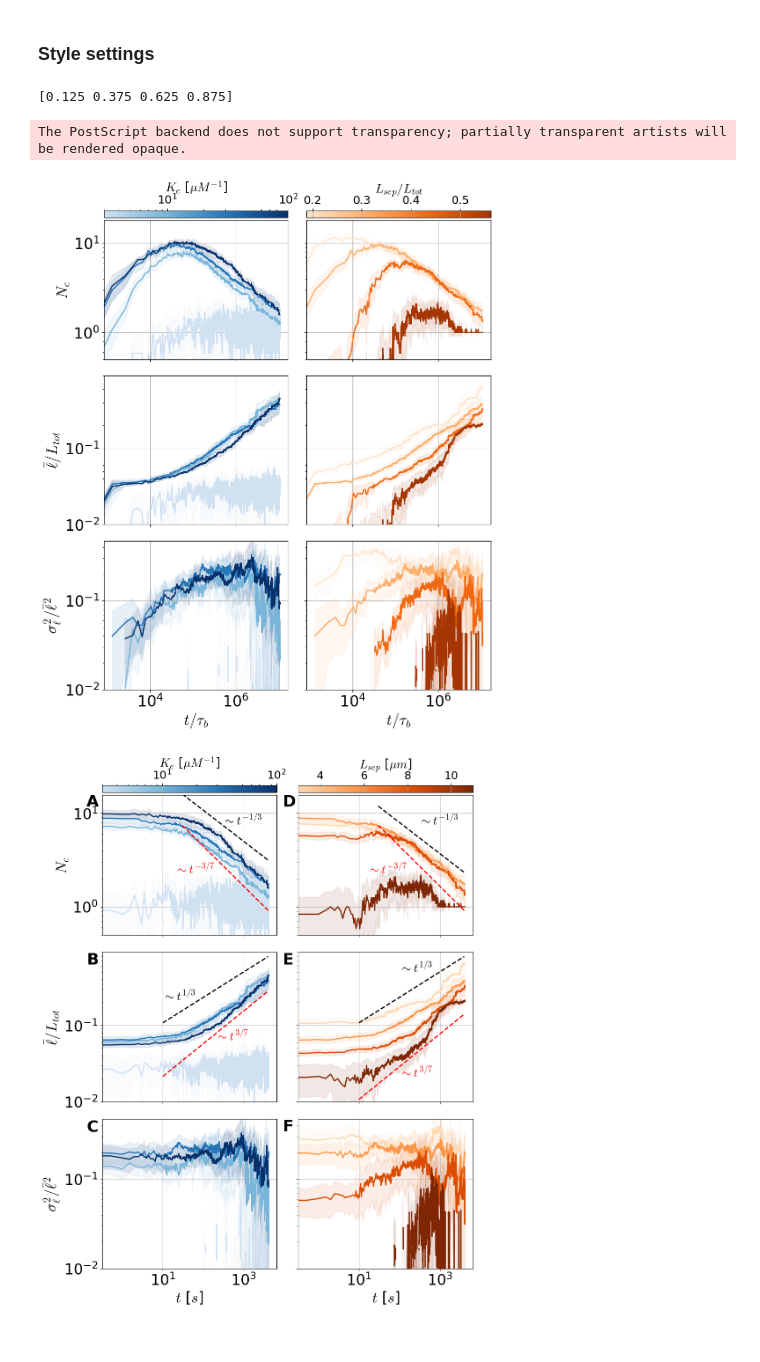
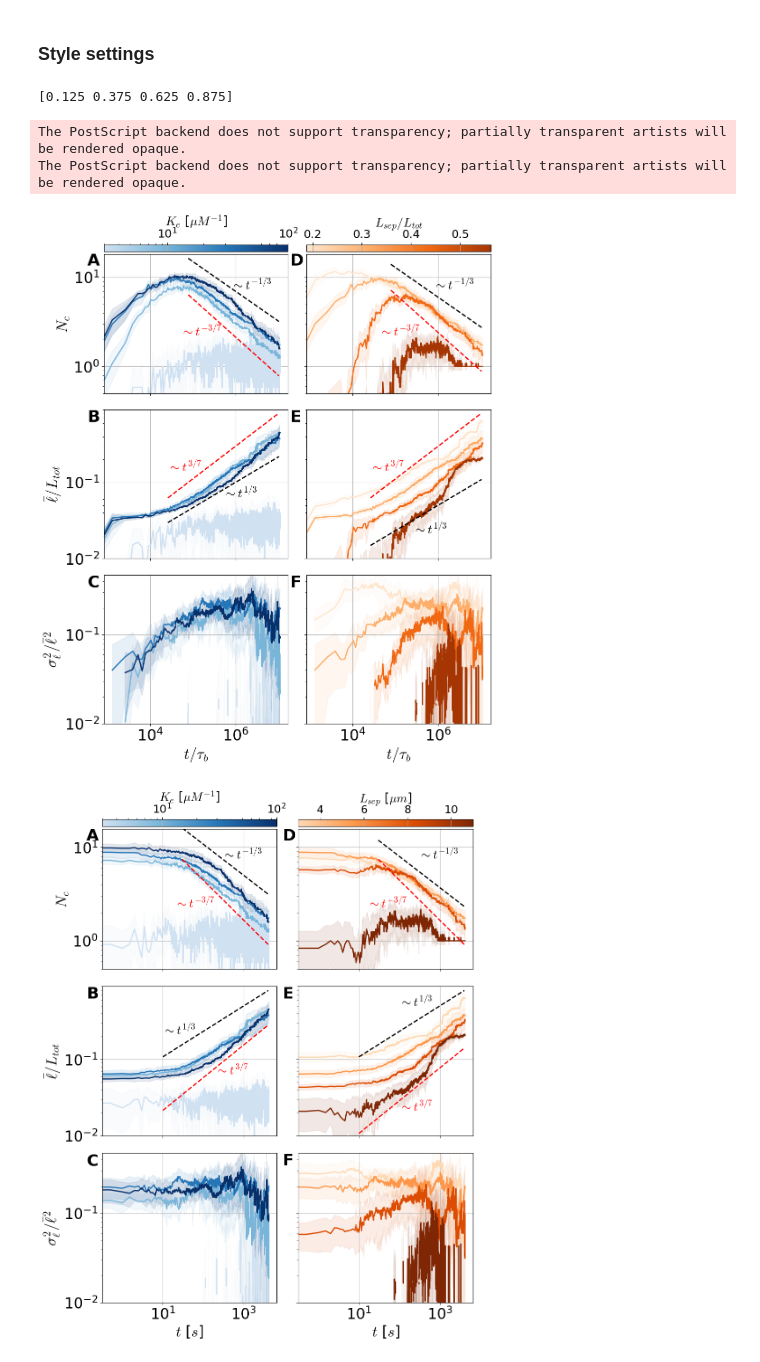
Before and after one commit to flatironinstitute/aLENS_analysis, a Jupyter notebook: notebooks/chromatin_notebooks/Dyn_cond_figs/Figure3.ipynb, the cells around one changed output. Cells and saved outputs as stored; diff of their text form; code cells hidden in the pictures.

Commit message:
Final update of main figures

```diff
--- a/notebooks/chromatin_notebooks/Dyn_cond_figs/Figure3.ipynb
+++ b/notebooks/chromatin_notebooks/Dyn_cond_figs/Figure3.ipynb
@@ -378,58 +378,59 @@ _ = axarr[2,0].set_xlabel(r"$t/\tau_{b}$")
 _ = axarr[2,1].set_xlabel(r"$t/\tau_{b}$")
 
 _ = axarr[0,0].set_ylabel(r"$N_c$")
 _ = axarr[0,0].set_yscale("log")
 _ = axarr[0,0].set_ylim(.5, None)
 
 
 _ = axarr[1,0].set_ylabel( r"$\bar{\ell} / L_{tot}$")
 _ = axarr[1,0].set_yscale("log")
 _ = axarr[1,0].set_ylim(.01, .9)
 
 _ = axarr[2,0].set_ylabel(r"$\sigma_{\ell}^2/ \bar{\ell}^2$")
 _ = axarr[2,0].set_ylim(.01, .47)
 _ = axarr[2,0].set_yscale("log")
 
 # Guide lines and text annotations
 t_arr1 = np.arange(30, 4000)/diff_time
 t_arr2 = np.arange(10, 4000)/diff_time
 
-# _ = axarr[0,0].plot(t_arr1, 50*np.power(t_arr1, -1./3.), 'k--')
-# _ = axarr[0,0].plot(t_arr1, 32*np.power(t_arr1, -3./7.), 'r--')
-# _ = axarr[1,0].plot(t_arr2, .05*np.power(t_arr2, 1./3.), 'k--')
-# _ = axarr[1,0].plot(t_arr2, .008*np.power(t_arr2, 3./7.), 'r--')
+_ = axarr[0,0].plot(t_arr1, 700*np.power(t_arr1, -1./3.), 'k--')
+_ = axarr[0,0].plot(t_arr1, 800*np.power(t_arr1, -3./7.), 'r--')
+_ = axarr[1,0].plot(t_arr2, .001*np.power(t_arr2, 1./3.), 'k--')
+_ = axarr[1,0].plot(t_arr2, .0008*np.power(t_arr2, 3./7.), 'r--')
 
-# _ = axarr[0,1].plot(t_arr1, 37*np.power(t_arr1, -1./3.), 'k--')
-# _ = axarr[0,1].plot(t_arr1, 32*np.power(t_arr1, -3./7.), 'r--')
-# _ = axarr[1,1].plot(t_arr2, .05*np.power(t_arr2, 1./3.), 'k--')
-# _ = axarr[1,1].plot(t_arr2, .004*np.power(t_arr2, 3./7.), 'r--')
+_ = axarr[0,1].plot(t_arr1, 600*np.power(t_arr1, -1./3.), 'k--')
+_ = axarr[0,1].plot(t_arr1, 900*np.power(t_arr1, -3./7.), 'r--')
+_ = axarr[1,1].plot(t_arr2, .0005*np.power(t_arr2, 1./3.), 'k--')
+_ = axarr[1,1].plot(t_arr2, .0008*np.power(t_arr2, 3./7.), 'r--')
 
-# _ = axarr[0,0].text(300/diff_time, 10, r"$\sim t^{-1/3}$", fontsize=20, fontweight='bold', va='top')
-# _ = axarr[0,1].text(300/diff_time, 10, r"$\sim t^{-1/3}$", fontsize=20, fontweight='bold', va='top')
-# _ = axarr[1,0].text(10/diff_time,.3, r"$\sim t^{1/3}$", fontsize=20, fontweight='bold', va='top')
-# _ = axarr[1,1].text(100/diff_time,.7, r"$\sim t^{1/3}$", fontsize=20, fontweight='bold', va='top')
+_ = axarr[0,0].text(300/diff_time, 10, r"$\sim t^{-1/3}$", fontsize=20, fontweight='bold', va='top')
+_ = axarr[0,1].text(300/diff_time, 10, r"$\sim t^{-1/3}$", fontsize=20, fontweight='bold', va='top')
+_ = axarr[1,0].text(200/diff_time,.09, r"$\sim t^{1/3}$", fontsize=20, fontweight='bold', va='top')
+_ = axarr[1,1].text(100/diff_time,.03, r"$\sim t^{1/3}$", fontsize=20, fontweight='bold', va='top')
 
-# _ = axarr[0,0].text(20/diff_time, 3, r"$\sim t^{-3/7}$", fontsize=20, fontweight='bold', va='top', color='r')
-# _ = axarr[1,0].text(200/diff_time, .09, r"$\sim t^{3/7}$", fontsize=20, fontweight='bold', va='top', color='r')
-# _ = axarr[0,1].text(16/diff_time,3, r"$\sim t^{-3/7}$", fontsize=20, fontweight='bold', va='top', color='r')
-# _ = axarr[1,1].text(100/diff_time,.03, r"$\sim t^{3/7}$", fontsize=20, fontweight='bold', va='top', color='r')
+_ = axarr[0,0].text(20/diff_time, 3, r"$\sim t^{-3/7}$", fontsize=20, fontweight='bold', va='top', color='r')
+_ = axarr[0,1].text(16/diff_time,3, r"$\sim t^{-3/7}$", fontsize=20, fontweight='bold', va='top', color='r')
+_ = axarr[1,0].text(10/diff_time, .2, r"$\sim t^{3/7}$", fontsize=20, fontweight='bold', va='top', color='r')
+_ = axarr[1,1].text(10/diff_time,.2, r"$\sim t^{3/7}$", fontsize=20, fontweight='bold', va='top', color='r')
 
-# _ = axarr[0,0].text(-0.09, .92, "A", fontsize=26, transform=axarr[0,0].transAxes, fontweight='bold')
-# _ = axarr[1,0].text(-0.09, .92, "B", fontsize=26, transform=axarr[1,0].transAxes, fontweight='bold')
-# _ = axarr[2,0].text(-0.09, .92, "C", fontsize=26, transform=axarr[2,0].transAxes, fontweight='bold')
-# _ = axarr[0,1].text(-0.09, .92, "D", fontsize=26, transform=axarr[0,1].transAxes, fontweight='bold')
-# _ = axarr[1,1].text(-0.09, .92, "E", fontsize=26, transform=axarr[1,1].transAxes, fontweight='bold')
-# _ = axarr[2,1].text(-0.09, .92, "F", fontsize=26, transform=axarr[2,1].transAxes, fontweight='bold')
+_ = axarr[0,0].text(-0.09, .92, "A", fontsize=26, transform=axarr[0,0].transAxes, fontweight='bold')
+_ = axarr[1,0].text(-0.09, .92, "B", fontsize=26, transform=axarr[1,0].transAxes, fontweight='bold')
+_ = axarr[2,0].text(-0.09, .92, "C", fontsize=26, transform=axarr[2,0].transAxes, fontweight='bold')
+_ = axarr[0,1].text(-0.09, .92, "D", fontsize=26, transform=axarr[0,1].transAxes, fontweight='bold')
+_ = axarr[1,1].text(-0.09, .92, "E", fontsize=26, transform=axarr[1,1].transAxes, fontweight='bold')
+_ = axarr[2,1].text(-0.09, .92, "F", fontsize=26, transform=axarr[2,1].transAxes, fontweight='bold')
 
 
 fig.savefig("Figure3/fig3_cond_dyn_Ke_Lsep_full.pdf", bbox_inches="tight")
 fig.savefig("Figure3/fig3_cond_dyn_Ke_Lsep_full.eps", bbox_inches="tight")
-# fig.savefig("/mnt/home/alamson/papers/dyn_cond_paper/images/fig3_cond_dyn_Ke_Lsep_full.pdf", bbox_inches="tight")
-# fig.savefig("/mnt/home/alamson/papers/dyn_cond_paper/images/fig3_cond_dyn_Ke_Lsep_full.eps", bbox_inches="tight")
+fig.savefig("/mnt/home/alamson/papers/dyn_cond_paper/images/fig3_cond_dyn_Ke_Lsep_full.pdf", bbox_inches="tight")
+fig.savefig("/mnt/home/alamson/papers/dyn_cond_paper/images/fig3_cond_dyn_Ke_Lsep_full.eps", bbox_inches="tight")
 # %% [output]
 [0.125 0.375 0.625 0.875]
 The PostScript backend does not support transparency; partially transparent artists will be rendered opaque.
+The PostScript backend does not support transparency; partially transparent artists will be rendered opaque.
-[figure, old version]
+[figure, new version]
 # %%
 labels_to_graph_dict = {
     # r"$K_e = 1~\mu {\rm M}^{-1}, L_{sep} = 5~\mu {\rm m}$": "Pin5.0um_Ke1/",
```
Also changed, not shown: 8 other files.
